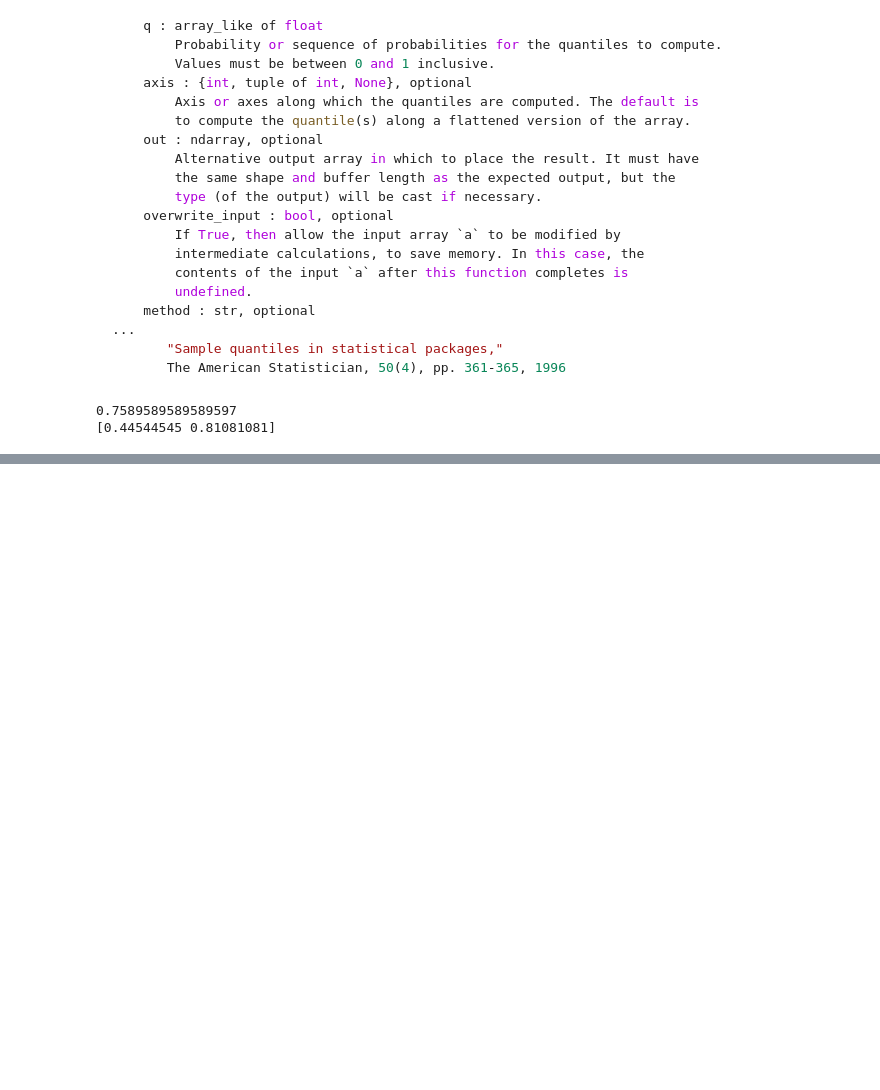
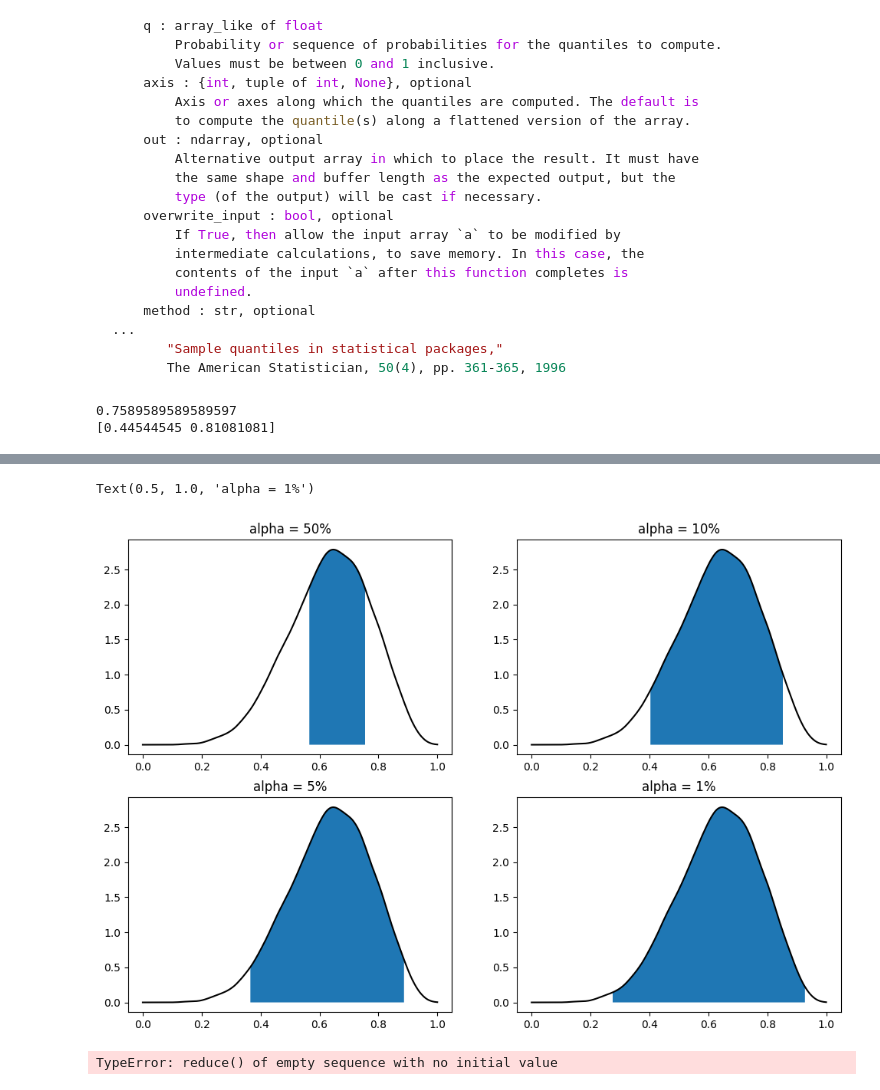
Before and after one commit to AllenLeong/studying-statistical-rethinging-in-python, a Jupyter notebook: notebooks/chapter-3-sampling-the-imaginary.ipynb, the cells around one changed output, grey strips where cells are left out. Saved outputs shown, nothing was run; the diff lists cells and outputs as text; code cells hidden in the pictures; blank space fills up the shorter version.

```diff
--- a/notebooks/chapter-3-sampling-the-imaginary.ipynb
+++ b/notebooks/chapter-3-sampling-the-imaginary.ipynb
@@ -182,0 +232,21 @@ def pi(samples: np.ndarray, prob: float):
+# %%
+fig, axes = plt.subplots(2,2, figsize = (12,8))
+plot_interval(samples,*hpdi(samples, .5),ax = axes[0][0])
+plot_interval(samples,*hpdi(samples, .1),ax = axes[0][1])
+plot_interval(samples,*hpdi(samples, .05),ax = axes[1][0])
+plot_interval(samples,*hpdi(samples, .01),ax = axes[1][1])
+
+axes[0][0].set_title('alpha = 50%')
+axes[0][1].set_title('alpha = 10%')
+axes[1][0].set_title('alpha = 5%')
+axes[1][1].set_title('alpha = 1%')
+# %% [output]
+Text(0.5, 1.0, 'alpha = 1%')
+[figure, added]
+# %%
+prob_data = Binominal(p_grid,3).probability(3)
+posterior = prob_data * prob_p
+posterior = posterior/posterior.sum()
+samples = np.array(random.choices(p_grid, weights =posterior, k = 10000))
+# %% [output]
+TypeError: reduce() of empty sequence with no initial value
```
Also changed, not shown: parts of 7 cells of this notebook, 1 other file.
